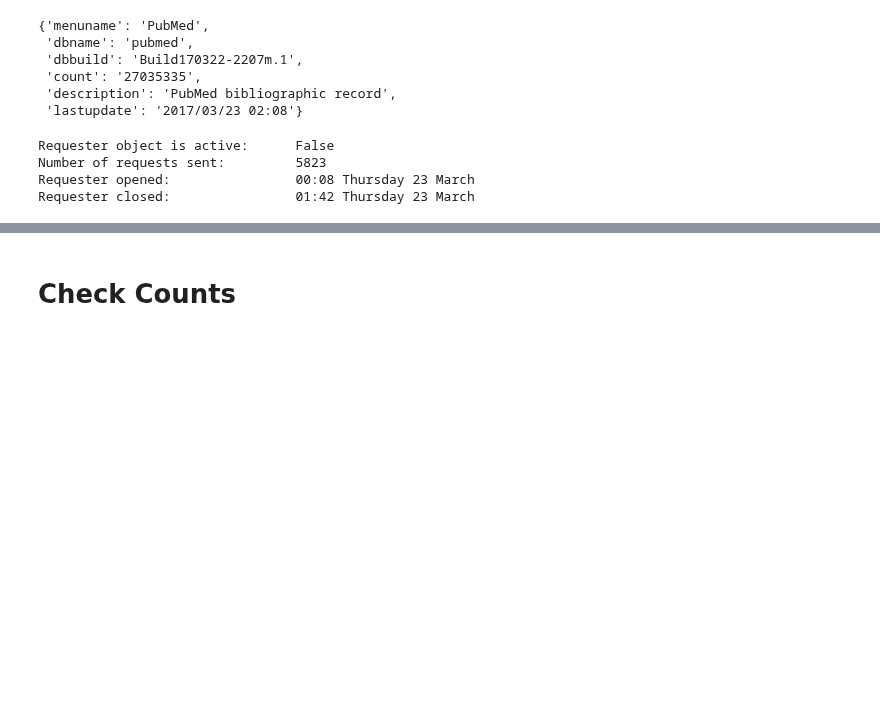
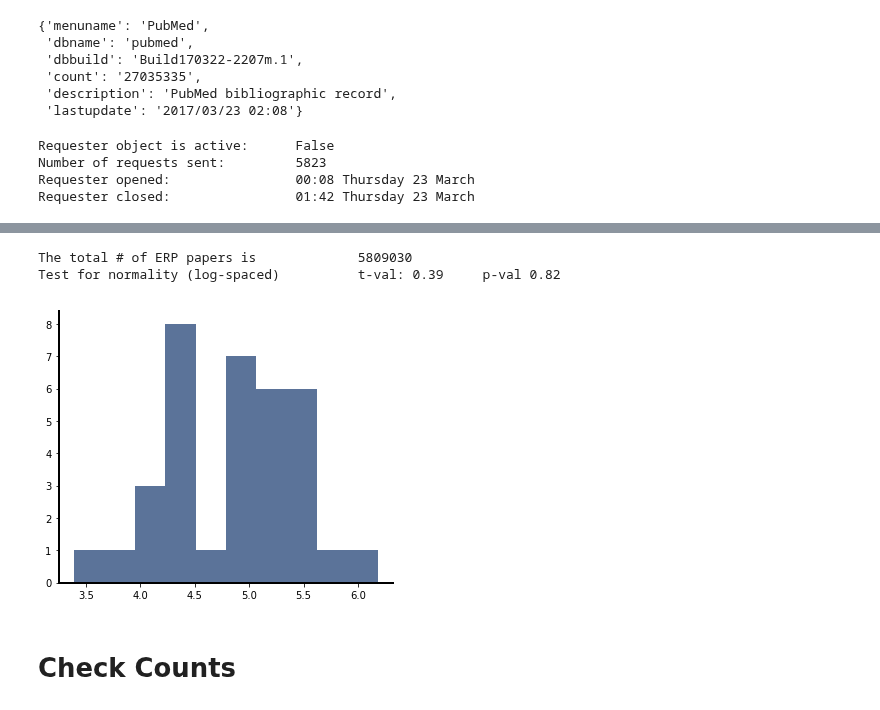
Before and after one commit to weblearn22/ERPscanr, a Jupyter notebook: notebooks/01-Counts.ipynb, the cells around one changed output, grey strips where cells are left out. Drawn from its saved outputs; the diff is of its cells as text; code cells hidden in the pictures; blank space fills up the shorter version.

```diff
--- a/notebooks/01-Counts.ipynb
+++ b/notebooks/01-Counts.ipynb
@@ -88,3 +98,13 @@ Requester closed:                01:42 Thursday 23 March
+# %%
+# Check the distribution of term papers
+print('The total # of ERP papers is \t\t {:.0f}'.format(sum(counts.term_counts)))
+print('Test for normality (log-spaced) \t t-val: {:1.2f} \t p-val {:1.2f}'.format(\
+    *normaltest(np.log10(counts.term_counts))))
+plot_count_hist(counts.term_counts)
+# %% [output]
+The total # of ERP papers is             5809030
+Test for normality (log-spaced)          t-val: 0.39     p-val 0.82
+[figure, added]
 # %% [markdown]
 # Check Counts
 # %%
```
Also changed, not shown: parts of 10 cells of this notebook, 1 other file.
